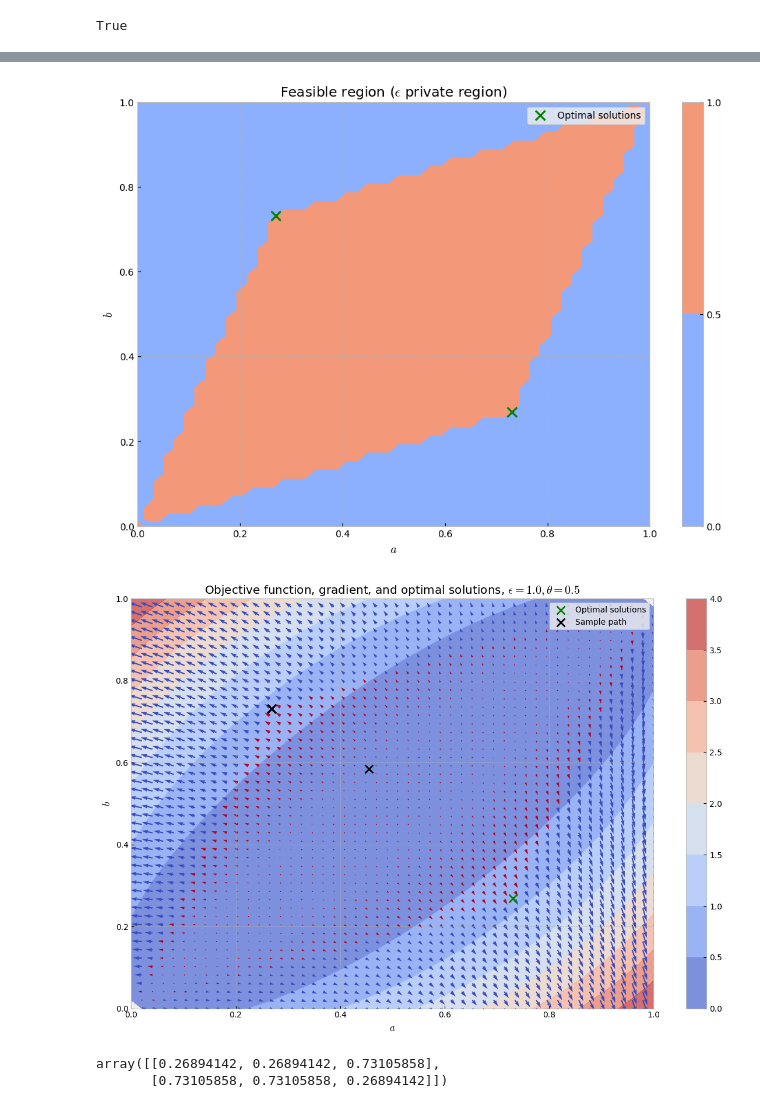
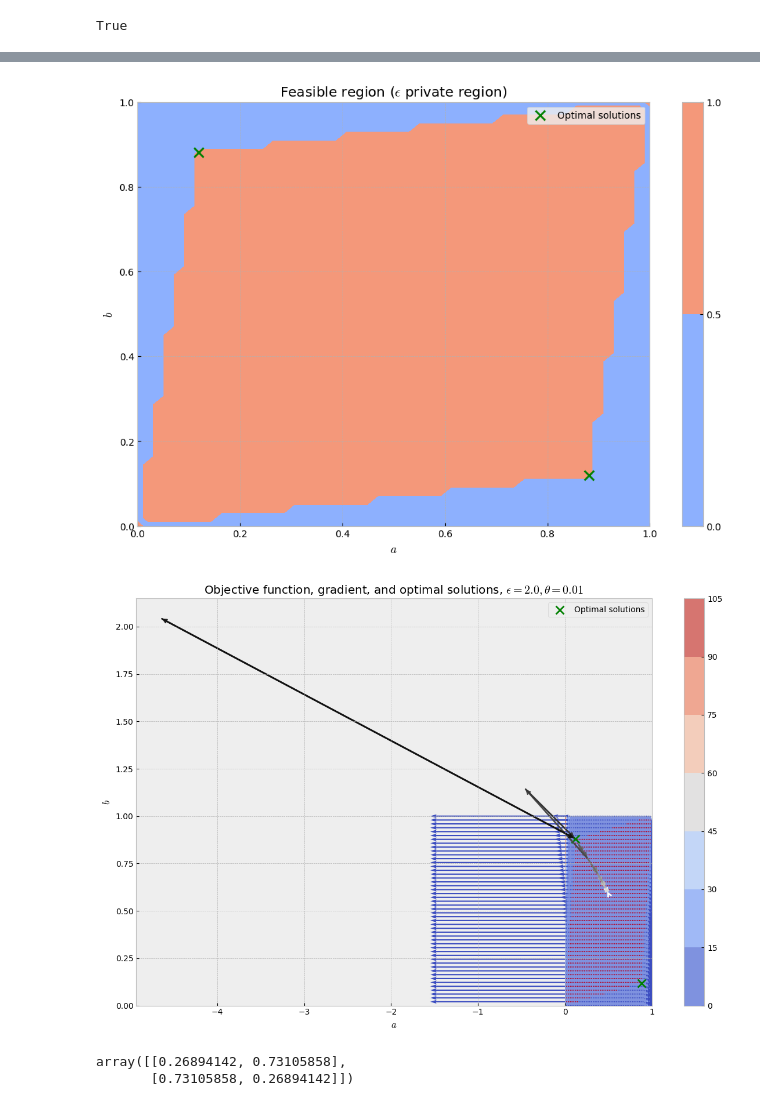
Before and after one commit to MatejVe/locally_efficient_differential_privacy, a Jupyter notebook: linesearch.ipynb, the cells around one changed output, grey strips where cells are left out. Saved outputs shown, nothing was run; the diff lists cells and outputs as text; code cells hidden in the pictures.

```diff
--- a/linesearch.ipynb
+++ b/linesearch.ipynb
@@ -170,5 +168,5 @@ array([[ 0.0078032 , -0.00783536],
 # %%
-alphas = np.linspace(0, 5, 100)
+alphas = np.linspace(0, 1, 100)
 fisher_infs = list()
 private = list()
 
@@ -205,7 +221,7 @@ array([[0.52102478, 0.47997357],
 # %%
 n = 1
-theta = 0.5
-epsilon = 1.0
+theta = 0.01
+epsilon = 2.0
 
 p_theta = binom.pmf([0, 1], 1, theta)
 p_theta_dot = [binom_derivative(i, n, theta) for i in range(2)]
@@ -310,12 +326,12 @@ plt.contourf(a_vals, b_vals, private, cmap="coolwarm")
 plt.colorbar()
 plt.xlabel("$a$")
 plt.ylabel("$b$")
-plt.title("Feasible region ($\epsilon$ private region)")
+plt.title(r"Feasible region ($\epsilon$ private region)")
 plt.scatter(xs, ys, color="green", label="Optimal solutions", marker="x", s=100)
 plt.legend()
 plt.show()
 # %% [output]
-[figure, old version]
+[figure, new version]
 # %%
 def projected_gradient_ascent(Q_init, p_theta, p_theta_dot, n, theta, epsilon):
     history = [Q_init]
@@ -340,22 +371,34 @@ history, ascended_history, fishes = projected_gradient_ascent(Q_init, p_theta, p
-# %%
-history = np.array(history)
+# %%
+all_history = [history[0]]
+for i in range(len(ascended_history)):
+    all_history.append(ascended_history[i])
+    all_history.append(history[i+1])
+all_history = np.array(all_history)
 # %%
+from matplotlib.patches import FancyArrowPatch
+
+colors = plt.cm.binary(np.linspace(0, 1, len(all_history)))
+
 fig, ax = plt.subplots(figsize=(12, 8))
 
 plt.contourf(a_vals, b_vals, fishers, cmap="coolwarm", alpha=0.7)
 plt.colorbar()
 
 plt.quiver(a_vals, b_vals, grads_a, grads_b, private, cmap="coolwarm")
 plt.xlabel("$a$")
 plt.ylabel("$b$")
 plt.scatter(xs, ys, color="green", label="Optimal solutions", marker="x", s=100)
-plt.scatter(history[:,0,0], history[:,0,1], color="black", marker="x", s=100, label="Sample path")
+#plt.scatter(all_history[:,0,0], all_history[:,0,1], marker="x", s=100, label="Sample path", c=colors)
+for i in range(len(all_history) - 1):
+    arrow = FancyArrowPatch((all_history[i,0,0], all_history[i,0,1]), (all_history[i+1,0,0], all_history[i+1,0,1]),
+                             color=colors[i], arrowstyle='->', mutation_scale=10, linewidth=2)
+    ax.add_patch(arrow)
 plt.legend()
 plt.title(fr"Objective function, gradient, and optimal solutions, $\epsilon = {epsilon}, \theta = {theta}$")
 plt.tight_layout()
 plt.show()
 # %% [output]
-[figure, old version]
+[figure, new version]
 # %%
 def fisher_gradient(
     p_theta: np.ndarray, p_theta_dot: np.ndarray, Q: np.ndarray
@@ -438,9 +481,9 @@ def fisher_gradient2(
 
     return gradient_matrix
 # %%
-q, _, _ = binom_optimal_privacy(linear_solver(), 2, 1.0, 0.5)
+q, _, _ = binom_optimal_privacy(linear_solver(), 1, 1.0, 0.01)
 q
 # %% [output]
-array([[0.26894142, 0.26894142, 0.73105858],
-       [0.73105858, 0.73105858, 0.26894142]])
+array([[0.26894142, 0.73105858],
+       [0.73105858, 0.26894142]])
 # %%
```
Also changed, not shown: parts of 21 cells of this notebook, 2 other files.
